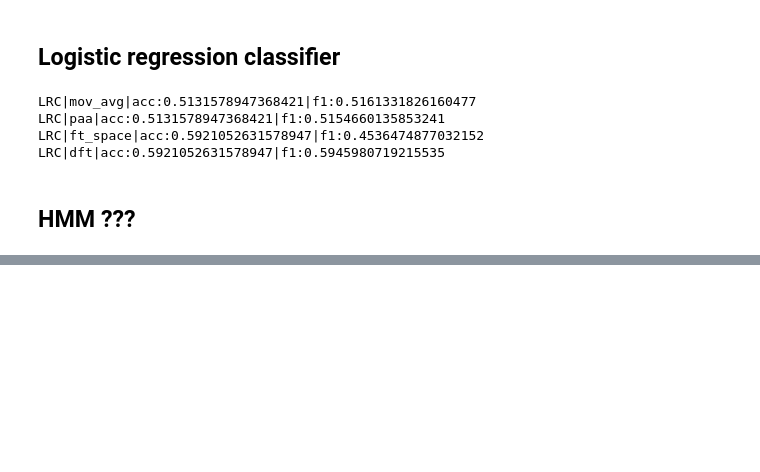
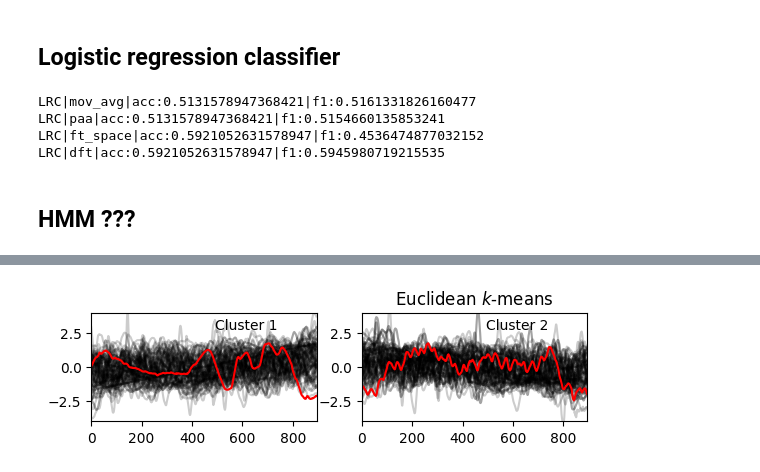
Before and after one commit to eduardotanqueiro/Project2-AAA, a Jupyter notebook: src/AAA2324_P2_62515_62928.ipynb, the cells around one changed output, grey strips where cells are left out. Drawn from its saved outputs; the diff is of its cells as text; code cells hidden in the pictures; blank space fills up the shorter version.

Commit message:
K-Means

```diff
--- a/src/AAA2324_P2_62515_62928.ipynb
+++ b/src/AAA2324_P2_62515_62928.ipynb
@@ -364,0 +369,16 @@ LRC|dft|acc:0.5921052631578947|f1:0.5945980719215535
+# %%
+from tslearn.clustering import TimeSeriesKMeans
+from tslearn.clustering import silhouette_score
+
+for metric in ["euclidean","dtw" ]:
+    for rep_train, rep_test,name in zip([df_train_mov_avg, df_train_paa, np.array(ft_space_train), dfts_train_fin], [df_test_mov_avg, df_test_paa, ft_space_test, dfts_test_fin] ,["mov_avg", "paa", "ft_space", "dft"]):
+        km = TimeSeriesKMeans(n_clusters=2, metric=metric, random_state=0)
+
+        if name == "dft":
+            rep_train = np.reshape(rep_train, (180,895*2))
+            rep_test = np.reshape(rep_test, (76,895*2))
+
+        y_pred = km.fit_predict(rep_train)
+        print(silhouette_score(rep_train,y_pred,metric=metric))
+
+        # print(f"LRC|{name}|acc:{accuracy_score(y_test, y_pred)}|f1:{f1_score(y_test, y_pred, average='weighted')}")
@@ -364,0 +394,18 @@ LRC|dft|acc:0.5921052631578947|f1:0.5945980719215535
+# %%
+import matplotlib.pyplot as plt
+
+sz = df_train_mov_avg.shape[1]
+plt.figure()
+for yi in range(2):
+    plt.subplot(3, 2, yi + 1)
+    for xx in df_train_mov_avg[y_pred == yi]:
+        plt.plot(xx.ravel(), "k-", alpha=.2)
+    plt.plot(km.cluster_centers_[yi].ravel(), "r-")
+    plt.xlim(0, sz)
+    plt.ylim(-4, 4)
+    plt.text(0.55, 0.85,'Cluster %d' % (yi + 1),
+             transform=plt.gca().transAxes)
+    if yi == 1:
+        plt.title("Euclidean $k$-means")
+# %% [output]
+[figure, added]
```
Also changed, not shown: parts of 4 cells of this notebook.
